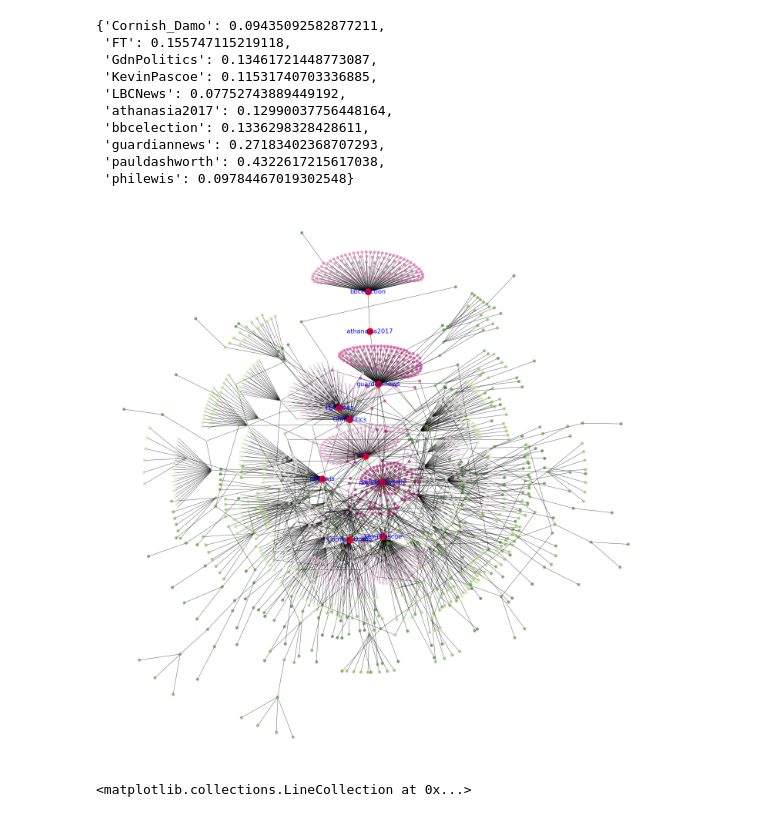
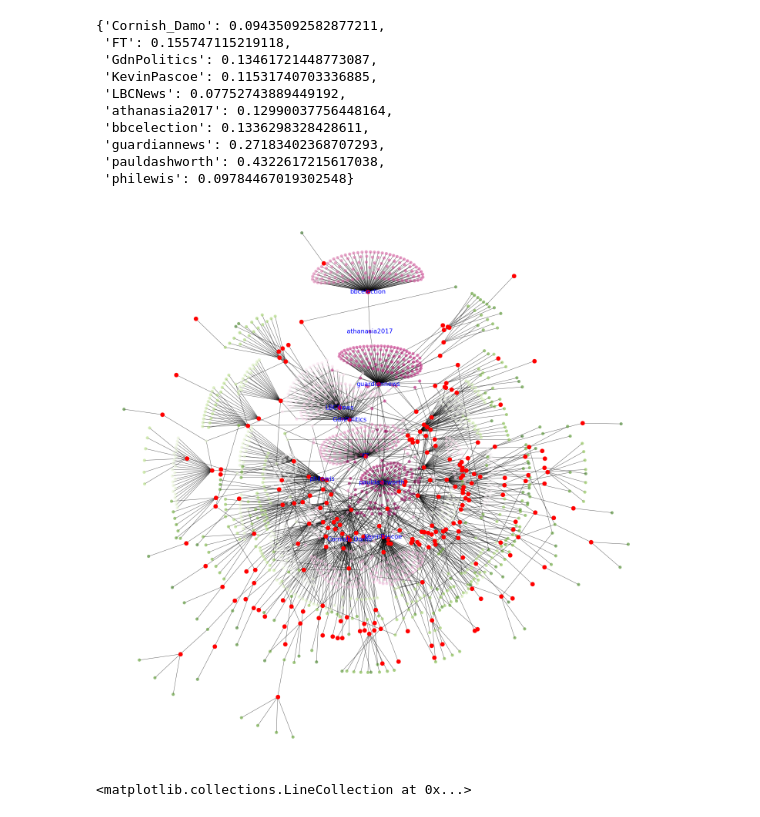
Before and after one commit to ab17254/dissertation, a Jupyter notebook: analysis.ipynb, the cells around one changed output. Drawn from its saved outputs; the diff is of its cells as text; code cells hidden in the pictures.

Commit message:
Identified bots in network

```diff
--- a/analysis.ipynb
+++ b/analysis.ipynb
@@ -216,10 +225,15 @@ betweenness
  'guardiannews': 0.27183402368707293,
  'pauldashworth': 0.4322617215617038,
  'philewis': 0.09784467019302548}
+# %%
+cent = {}
+for node in largest_subgraph.nodes():
+  if node in interactions_df['quotedTweet_username'].values:
+    cent[node] = node
 # %%
 node_and_degree = largest_subgraph.degree()
 colors_central_nodes = ['red']
-central_nodes = list(betweenness.keys())
+central_nodes = list(cent.keys())
 pos = nx.kamada_kawai_layout(largest_subgraph)
 # %%
 labels = {}
@@ -229,11 +243,11 @@ for node in largest_subgraph.nodes():
 # %%
 plt.figure(figsize = (20,20))
 nx.draw(largest_subgraph, pos=pos, node_color=range(1692), cmap=plt.cm.PiYG, edge_color="black", linewidths=0.3, node_size=60, alpha=0.6, with_labels=False)
-nx.draw_networkx_nodes(largest_subgraph, pos=pos, nodelist=central_nodes, node_size=300, node_color=colors_central_nodes)
+nx.draw_networkx_nodes(largest_subgraph, pos=pos, nodelist=central_nodes, node_size=120, node_color=colors_central_nodes)
 nx.draw_networkx_labels(largest_subgraph, pos=pos, labels=labels, font_size=16, font_color='b')
 plt.show()
 # %% [output]
-[figure, old version]
+[figure, new version]
 # %%
 from community import community_louvain
 partition = community_louvain.best_partition(largest_subgraph)
```
Also changed, not shown: parts of 2 cells of this notebook.
